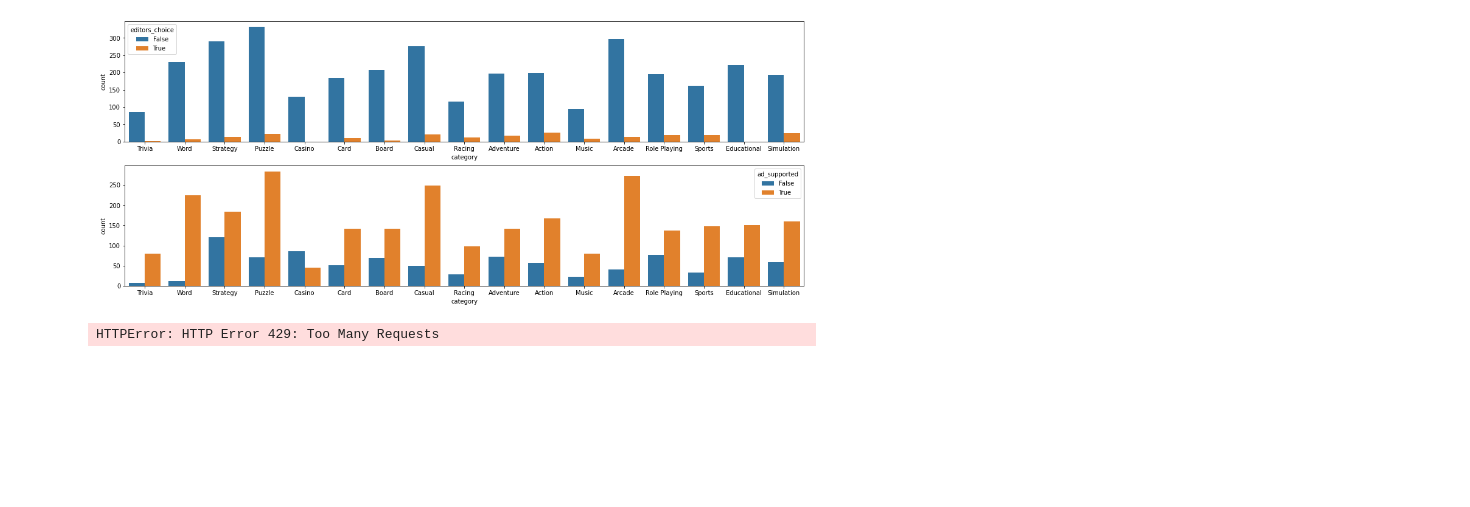
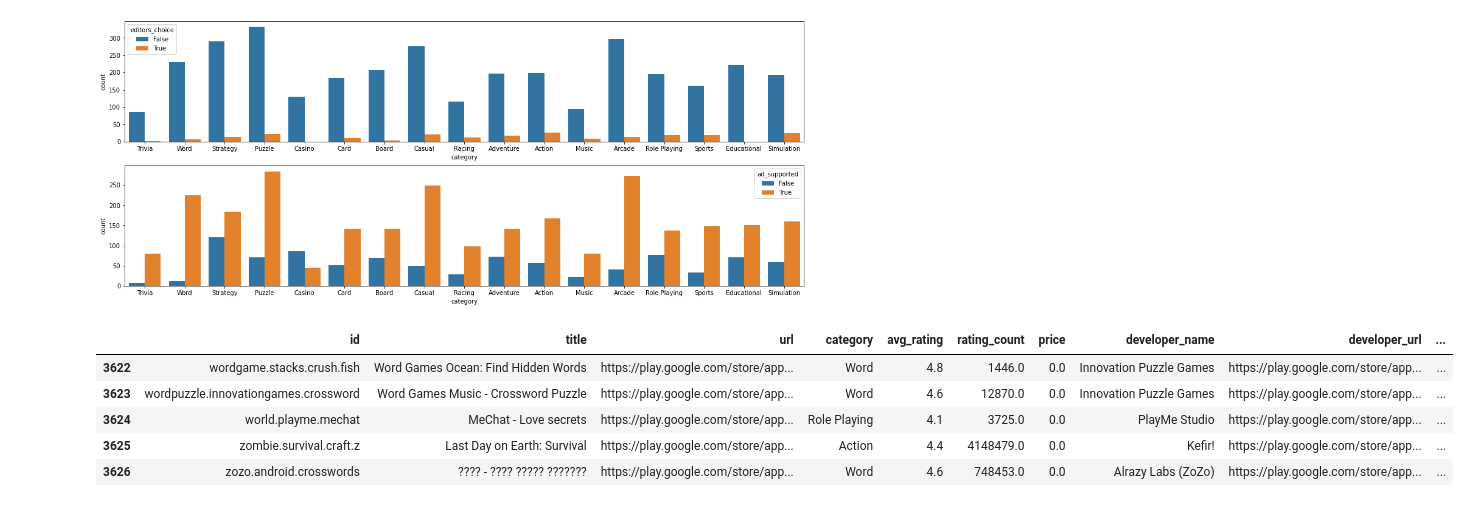
Before and after one commit to hieplk97/Recommendation-For-Games, a Jupyter notebook: jupyter_lab/Data Explorer.ipynb, the cells around one changed output. Saved outputs shown, nothing was run; the diff lists cells and outputs as text; code cells hidden in the pictures; blank space fills up the shorter version.

```diff
--- a/jupyter_lab/Data Explorer.ipynb
+++ b/jupyter_lab/Data Explorer.ipynb
@@ -144,6 +144,13 @@ def define_lang(row):
     language = pycountry.languages.get(alpha_2=iso_code)
     return language.name
 # %%
-data['lang'] = data.apply(define_lang, 1)
+# data['lang'] = data.apply(define_lang, 1)
-# %% [output]
-HTTPError: HTTP Error 429: Too Many Requests
+# %%
+data.tail()
+# %% [output]
+|  | id | title | url | category | avg_rating | rating_count | price | developer_name | developer_url | ... |
+| 3622 | wordgame.stacks.crush.fish | Word Games Ocean: Find Hidden Words | https://play.google.com/store/app... | Word | 4.8 | 1446.0 | 0.0 | Innovation Puzzle Games | https://play.google.com/store/app... | ... |
+| 3623 | wordpuzzle.innovationgames.crossword | Word Games Music - Crossword Puzzle | https://play.google.com/store/app... | Word | 4.6 | 12870.0 | 0.0 | Innovation Puzzle Games | https://play.google.com/store/app... | ... |
+| 3624 | world.playme.mechat | MeChat - Love secrets | https://play.google.com/store/app... | Role Playing | 4.1 | 3725.0 | 0.0 | PlayMe Studio | https://play.google.com/store/app... | ... |
+| 3625 | zombie.survival.craft.z | Last Day on Earth: Survival | https://play.google.com/store/app... | Action | 4.4 | 4148479.0 | 0.0 | Kefir! | https://play.google.com/store/app... | ... |
+| 3626 | zozo.android.crosswords | ???? - ???? ????? ??????? | https://play.google.com/store/app... | Word | 4.6 | 748453.0 | 0.0 | Alrazy Labs (ZoZo) | https://play.google.com/store/app... | ... |
```
Also changed, not shown: 4 other files.
